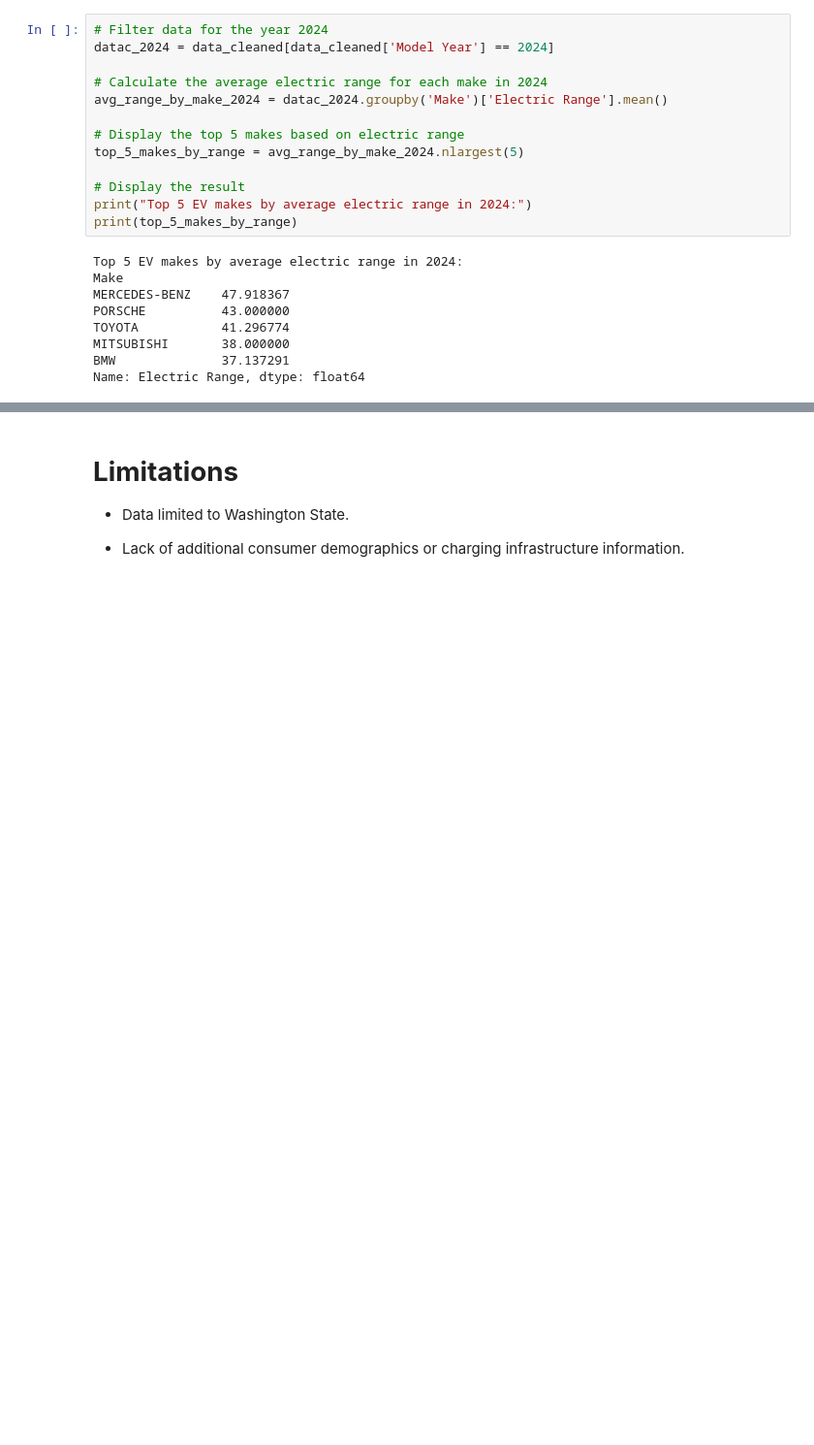
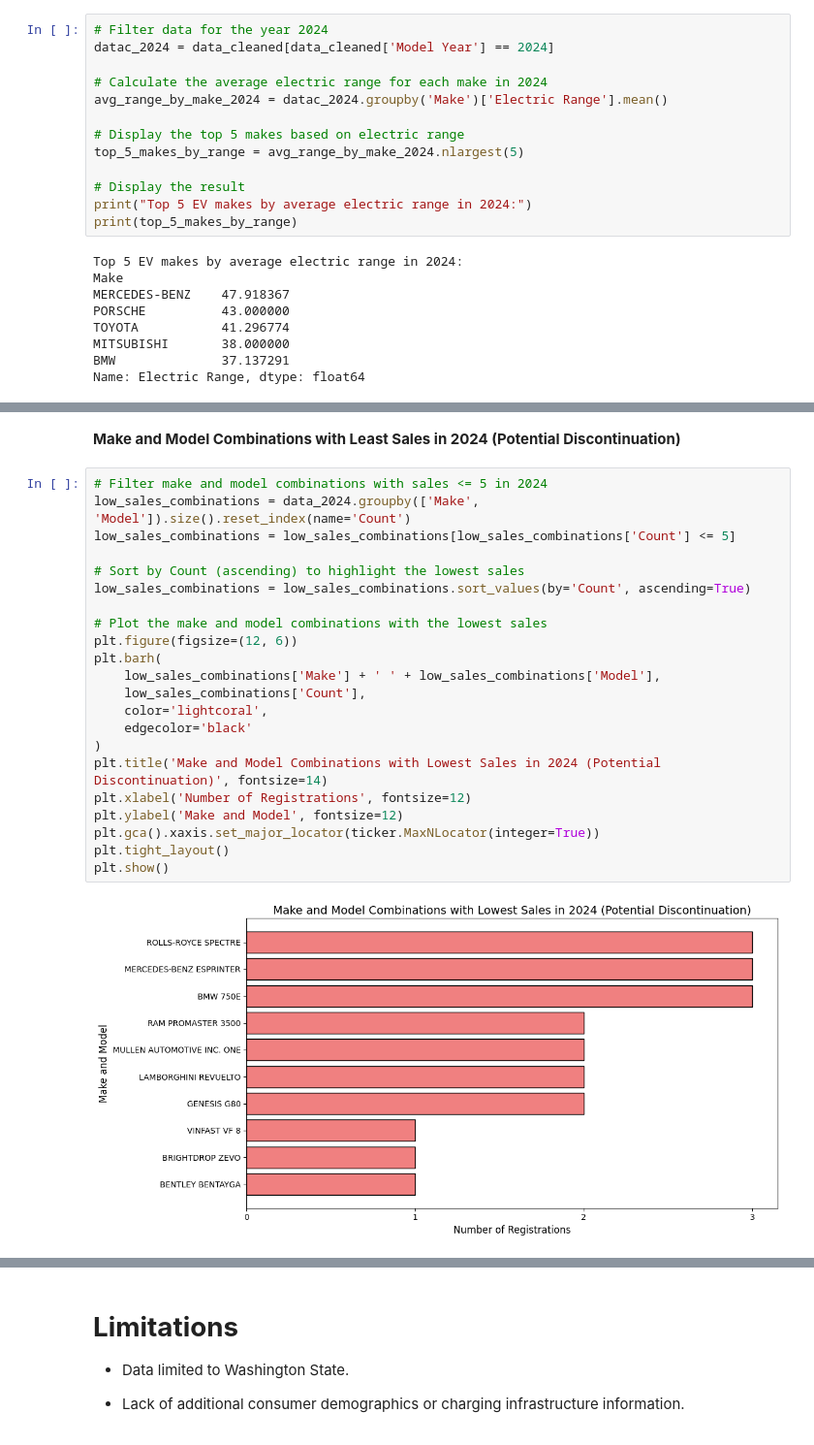
Before and after one commit to Lakshmee-rajagopal/Comprehensive-Analysis-of-Electric-Vehicle-Registrations-in-Washington-State-Insights-from-2024-Data, a Jupyter notebook: Comprehensive_Analysis_of_Electric_Vehicle_Registrations_in_Washington_State_Insights_from_2024_Data.ipynb, the cells around one changed output, grey strips where cells are left out. Shown at 97% size. Cells and saved outputs as stored; diff of their text form; blank space fills up the shorter version.

```diff
--- a/Comprehensive_Analysis_of_Electric_Vehicle_Registrations_in_Washington_State_Insights_from_2024_Data.ipynb
+++ b/Comprehensive_Analysis_of_Electric_Vehicle_Registrations_in_Washington_State_Insights_from_2024_Data.ipynb
@@ -1199,0 +1223,26 @@ Name: Electric Range, dtype: float64
+# %% [markdown]
+**Make and Model Combinations with Least Sales in 2024 (Potential Discontinuation)**
+# %%
+# Filter make and model combinations with sales <= 5 in 2024
+low_sales_combinations = data_2024.groupby(['Make', 'Model']).size().reset_index(name='Count')
+low_sales_combinations = low_sales_combinations[low_sales_combinations['Count'] <= 5]
+
+# Sort by Count (ascending) to highlight the lowest sales
+low_sales_combinations = low_sales_combinations.sort_values(by='Count', ascending=True)
+
+# Plot the make and model combinations with the lowest sales
+plt.figure(figsize=(12, 6))
+plt.barh(
+    low_sales_combinations['Make'] + ' ' + low_sales_combinations['Model'],
+    low_sales_combinations['Count'],
+    color='lightcoral',
+    edgecolor='black'
+)
+plt.title('Make and Model Combinations with Lowest Sales in 2024 (Potential Discontinuation)', fontsize=14)
+plt.xlabel('Number of Registrations', fontsize=12)
+plt.ylabel('Make and Model', fontsize=12)
+plt.gca().xaxis.set_major_locator(ticker.MaxNLocator(integer=True))
+plt.tight_layout()
+plt.show()
+# %% [output]
+[figure, added]
```
Also changed, not shown: parts of 11 cells of this notebook.
